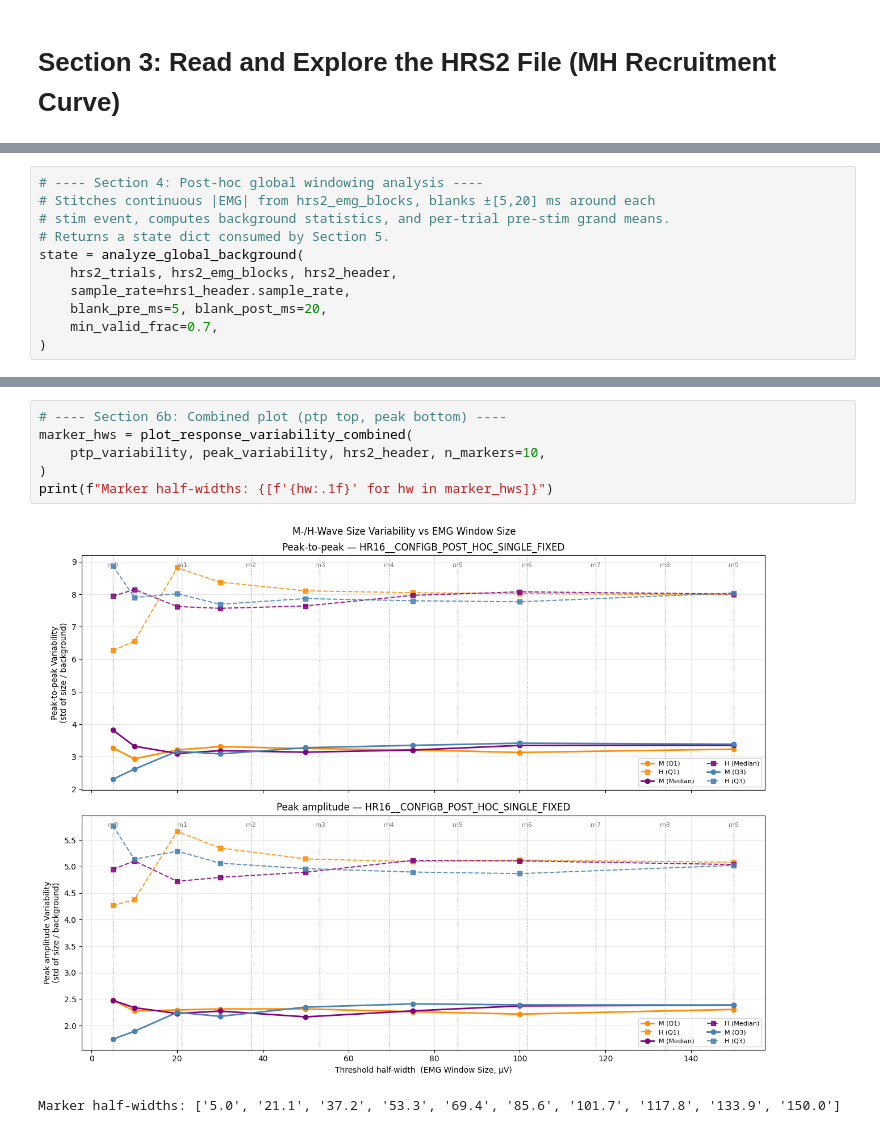
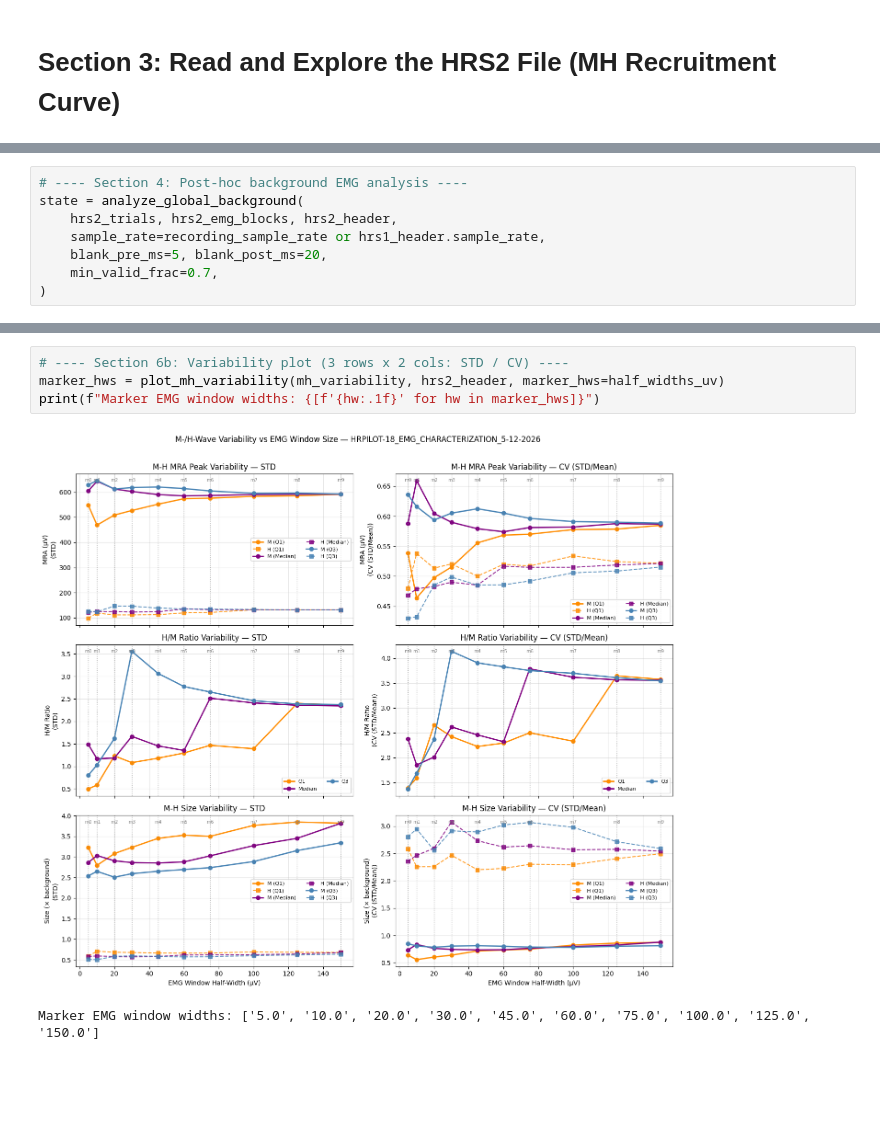
Before and after one commit to yahriels/Open-Ephys-H-Reflex-Python-Data-Analysis, a Jupyter notebook: src/open_ephys/analysis/Post_Hoc_Global_Windowing.ipynb, the cells around one changed output, grey strips where cells are left out. Saved outputs shown, nothing was run; the diff lists cells and outputs as text; blank space fills up the shorter version.

```diff
--- a/src/open_ephys/analysis/Post_Hoc_Global_Windowing.ipynb
+++ b/src/open_ephys/analysis/Post_Hoc_Global_Windowing.ipynb
@@ -138,11 +166,8 @@ Reconstruct the continuous abs-EMG signal from HRS2 EMG blocks, blank around eac
 # %%
-# ---- Section 4: Post-hoc global windowing analysis ----
-# Stitches continuous |EMG| from hrs2_emg_blocks, blanks ±[5,20] ms around each
-# stim event, computes background statistics, and per-trial pre-stim grand means.
-# Returns a state dict consumed by Section 5.
+# ---- Section 4: Post-hoc background EMG analysis ----
 state = analyze_global_background(
     hrs2_trials, hrs2_emg_blocks, hrs2_header,
-    sample_rate=hrs1_header.sample_rate,
+    sample_rate=recording_sample_rate or hrs1_header.sample_rate,
     blank_pre_ms=5, blank_post_ms=20,
     min_valid_frac=0.7,
 )
@@ -295,10 +444,8 @@ Global EMG grand mean (divisor) = 187.997 µV (std = 293.020)
 # %%
-# ---- Section 6b: Combined plot (ptp top, peak bottom) ----
-marker_hws = plot_response_variability_combined(
-    ptp_variability, peak_variability, hrs2_header, n_markers=10,
-)
-print(f"Marker half-widths: {[f'{hw:.1f}' for hw in marker_hws]}")
+# ---- Section 6b: Variability plot (3 rows x 2 cols: STD / CV) ----
+marker_hws = plot_mh_variability(mh_variability, hrs2_header, marker_hws=half_widths_uv)
+print(f"Marker EMG window widths: {[f'{hw:.1f}' for hw in marker_hws]}")
 # %% [output]
-[figure, old version]
+[figure, new version]
-Marker half-widths: ['5.0', '21.1', '37.2', '53.3', '69.4', '85.6', '101.7', '117.8', '133.9', '150.0']
+Marker EMG window widths: ['5.0', '10.0', '20.0', '30.0', '45.0', '60.0', '75.0', '100.0', '125.0', '150.0']
 # %%
```
Also changed, not shown: parts of 25 cells of this notebook, 10 other files.
